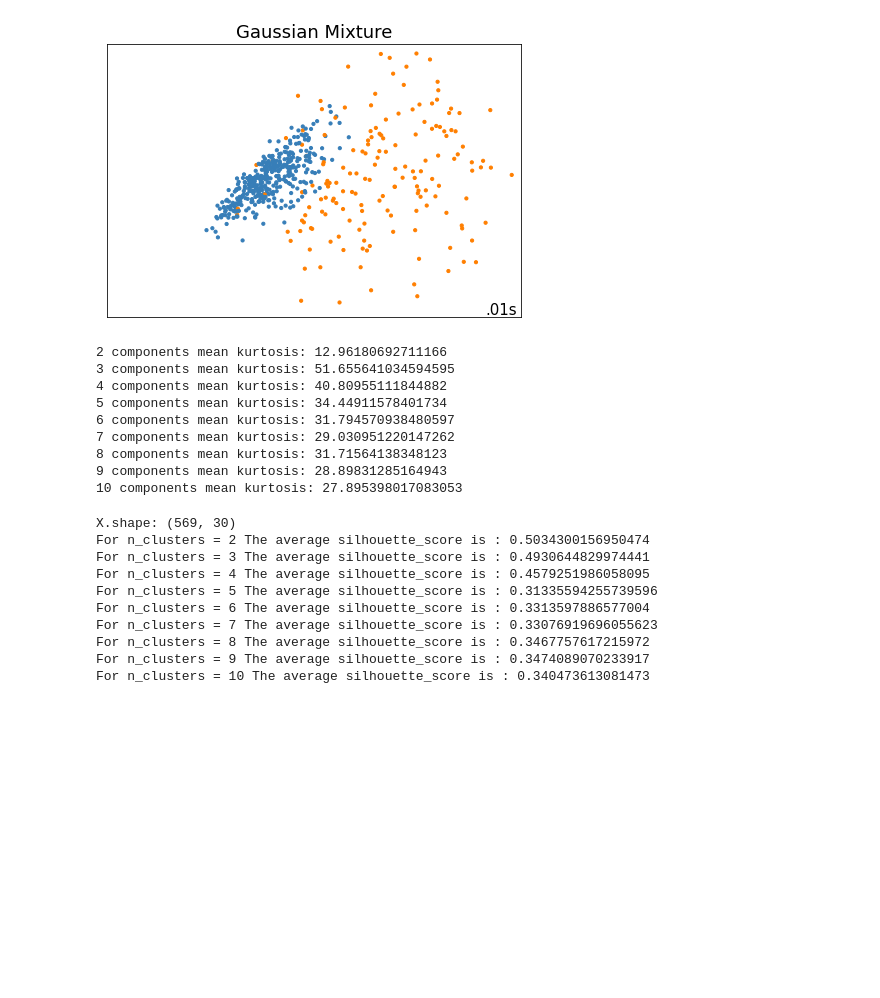
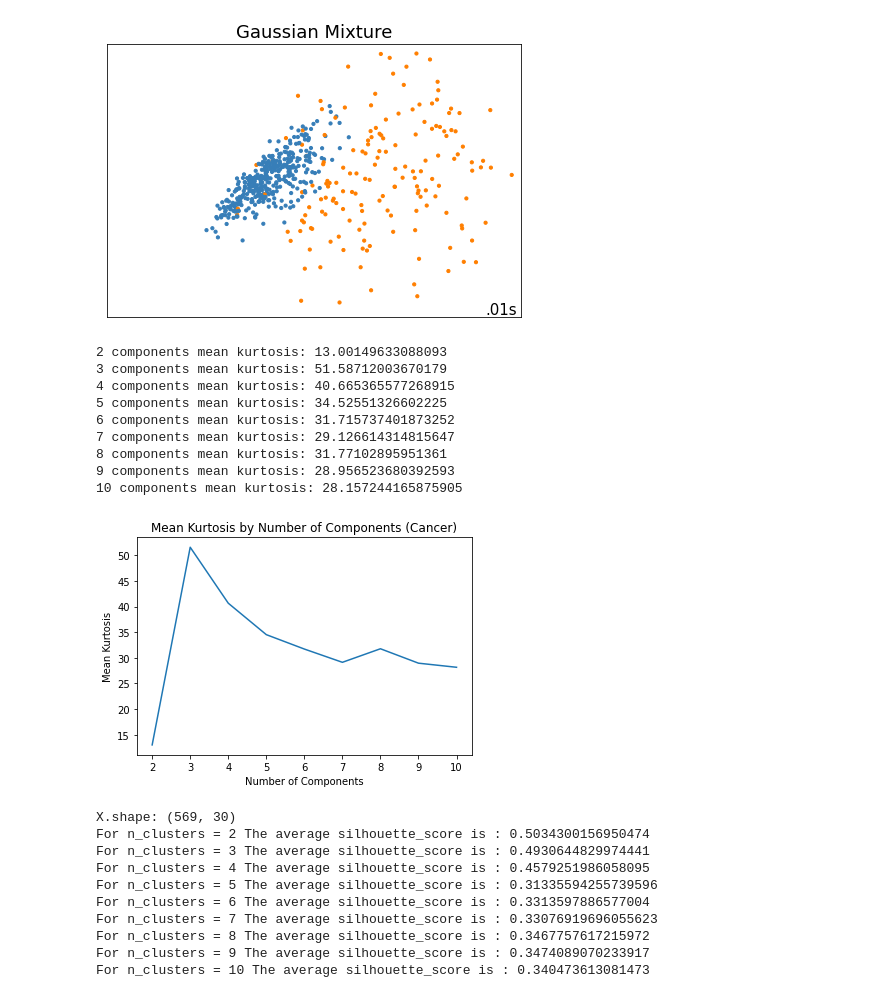
Before and after one commit to sharp-productions/meh3, a Jupyter notebook: unsupervised.ipynb, the cells around one changed output. Cells and saved outputs as stored; diff of their text form; code cells hidden in the pictures; blank space fills up the shorter version.

```diff
--- a/unsupervised.ipynb
+++ b/unsupervised.ipynb
@@ -611,34 +614,44 @@ For n_clusters = 10 The average silhouette_score is : 0.17492035766740574
 # %%
 # 2b) ICA
 from scipy.stats import kurtosis
 from sklearn import datasets
+from sklearn.decomposition import FastICA
 
 breast_cancer = datasets.load_breast_cancer()
 X = breast_cancer.data
 
 range_n_components = [2, 3, 4, 5, 6, 7, 8, 9, 10]
 n_samples = 100
 samples = np.zeros(9)
 
 for sample in range(n_samples):
     for n_components in range_n_components:
         ica = FastICA(n_components=n_components, whiten="arbitrary-variance")
         S_ = ica.fit_transform(X)  # Reconstruct signals
         # print(S_.shape)
         samples[n_components - 2] = samples[n_components - 2] + kurtosis(S_).mean()
 samples = samples / n_samples
 for n_components in range_n_components:
     print("{} components mean kurtosis: {}".format(n_components, samples[n_components-2]))
+
+fig_sil, ax_sil = plt.subplots()  # Create a figure containing a single axes.
+ax_sil.plot(range_n_components, samples);
+ax_sil.set_xlabel("Number of Components")
+ax_sil.set_ylabel("Mean Kurtosis")
+ax_sil.set_title("Mean Kurtosis by Number of Components (Cancer)")
+
+plt.show()
 # %% [output]
-2 components mean kurtosis: 12.96180692711166
-3 components mean kurtosis: 51.655641034594595
-4 components mean kurtosis: 40.80955111844882
-5 components mean kurtosis: 34.44911578401734
-6 components mean kurtosis: 31.794570938480597
-7 components mean kurtosis: 29.030951220147262
-8 components mean kurtosis: 31.71564138348123
-9 components mean kurtosis: 28.89831285164943
-10 components mean kurtosis: 27.895398017083053
+2 components mean kurtosis: 13.00149633088093
+3 components mean kurtosis: 51.58712003670179
+4 components mean kurtosis: 40.665365577268915
+5 components mean kurtosis: 34.52551326602225
+6 components mean kurtosis: 31.715737401873252
+7 components mean kurtosis: 29.126614314815647
+8 components mean kurtosis: 31.77102895951361
+9 components mean kurtosis: 28.956523680392593
+10 components mean kurtosis: 28.157244165875905
+[figure, added]
 # %%
 # 3b) k-means clustering on ICA with Breast Cancer data
 from sklearn import datasets, metrics
```
Also changed, not shown: parts of 7 cells of this notebook.
